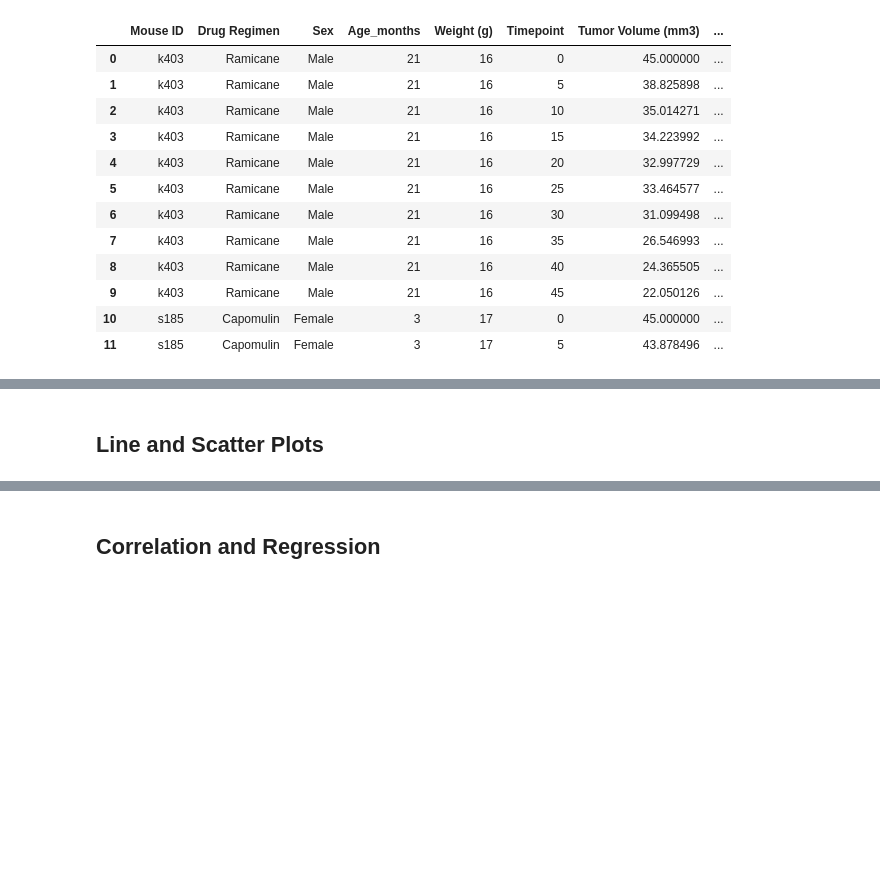
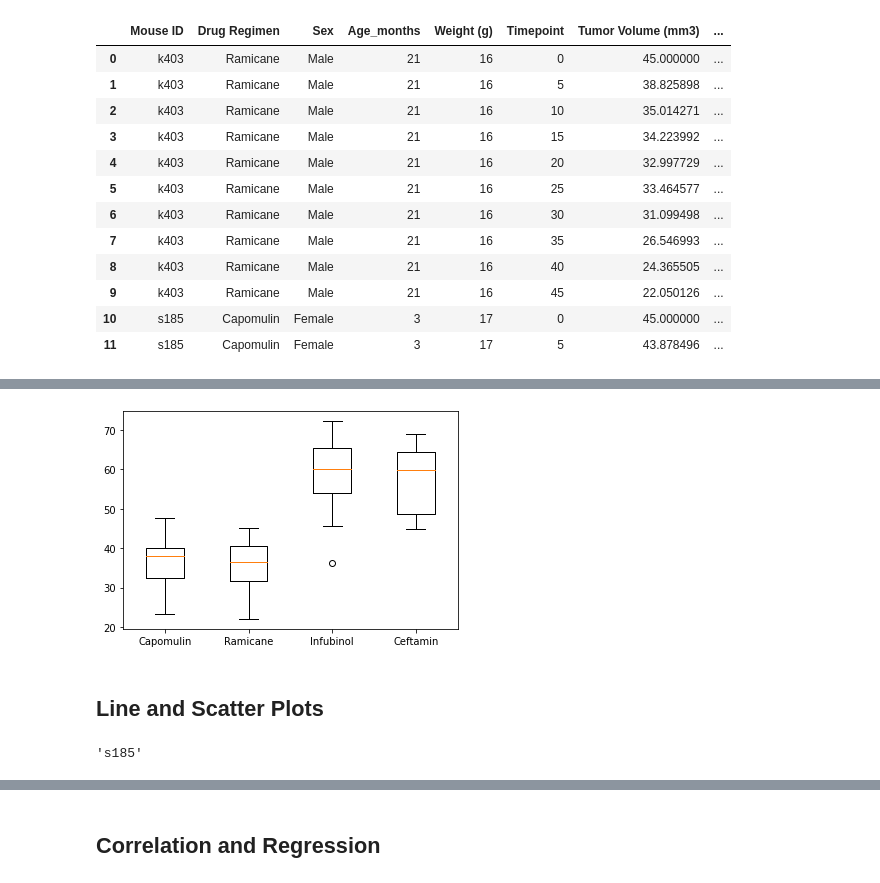
Before and after one commit to DMVance/matplotlib-challenge, a Jupyter notebook: Instructions/Pymaceuticals/pymaceuticals.ipynb, the cells around one changed output, grey strips where cells are left out. Cells and saved outputs as stored; diff of their text form; code cells hidden in the pictures; blank space fills up the shorter version.

```diff
--- a/Instructions/Pymaceuticals/pymaceuticals.ipynb
+++ b/Instructions/Pymaceuticals/pymaceuticals.ipynb
@@ -248,25 +266,48 @@ tvol_final
 # %%
 # Put treatments into a list for for loop (and later for plot labels)
-treatments = mouse_study_clean.groupby(mouse_study_clean["Mouse ID"])["Drug Regimen"].first().unique()
+# treatments = mouse_study_clean.groupby(mouse_study_clean["Mouse ID"])["Drug Regimen"].first().unique()
+treatments = ["Capomulin", "Ramicane", "Infubinol", "Ceftamin"]
 
 # Create empty list to fill with tumor vol data (for plotting)
 tumor_vol_data = []
 
-# Calculate the IQR and quantitatively determine if there are any potential outliers.
+# Calculate the IQR and quantitatively determine if there are any potential outliers.  ## for each drug regimen or for the dataset as a whole?
+
 # tumor_vol_IQR = st.iqr(tvol_final["Tumor Volume (mm3)"])
 # quantiles = tvol_final["Tumor Volume (mm3)"].quantile([0.25,0.5,0.75])
-
-q1 = np.percentile(tvol_final["Tumor Volume (mm3)"], 25)
-q2 = np.percentile(tvol_final["Tumor Volume (mm3)"], 50)
-q3 = np.percentile(tvol_final["Tumor Volume (mm3)"], 75)
+q1 = np.percentile(tvol_sorted["Tumor Volume (mm3)"], 25)
+q2 = np.percentile(tvol_sorted["Tumor Volume (mm3)"], 50)
+q3 = np.percentile(tvol_sorted["Tumor Volume (mm3)"], 75)
 tumor_vol_iqr = q3 - q1
-# tumor_vol_iqr
+lower_bound = q1 - (1.5 * tumor_vol_iqr)
+upper_bound = q3 + (1.5 * tumor_vol_iqr)
 
     # Locate the rows which contain mice on each drug and get the tumor volumes
-
+tumor_volumes_Capomulin = tvol_sorted.loc[tvol_sorted["Drug Regimen"] == treatments[0]]["Tumor Volume (mm3)"]
+tumor_volumes_Ramicane = tvol_sorted.loc[tvol_sorted["Drug Regimen"] == treatments[1]]["Tumor Volume (mm3)"]
+tumor_volumes_Infubinol = tvol_sorted.loc[tvol_sorted["Drug Regimen"] == treatments[2]]["Tumor Volume (mm3)"]
+tumor_volumes_Ceftamin = tvol_sorted.loc[tvol_sorted["Drug Regimen"] == treatments[3]]["Tumor Volume (mm3)"]
+tumor_volumes = [tumor_volumes_Capomulin, tumor_volumes_Ramicane, tumor_volumes_Infubinol, tumor_volumes_Ceftamin]
 
     # add subset
 
 
     # Determine outliers using upper and lower bounds
+for tumor_size in tumor_volumes_Capomulin:
+    if (tumor_size > upper_bound) or (tumor_size < lower_bound):
+        tumor_vol_data.append(tumor_size)
+
+for tumor_size in tumor_volumes_Ramicane:
+    if (tumor_size > upper_bound) or (tumor_size < lower_bound):
+        tumor_vol_data.append(tumor_size)
+
+for tumor_size in tumor_volumes_Infubinol:
+    if (tumor_size > upper_bound) or (tumor_size < lower_bound):    # should have one outlier for this regimen
+        tumor_vol_data.append(tumor_size)
+
+for tumor_size in tumor_volumes_Ceftamin:
+    if (tumor_size > upper_bound) or (tumor_size < lower_bound):
+        tumor_vol_data.append(tumor_size)
+
+tumor_volumes_Infubinol.describe()
 # %% [output]
@@ -274,4 +323,8 @@ tumor_vol_iqr = q3 - q1
 # %%
 # Generate a box plot of the final tumor volume of each mouse across four regimens of interest
+plt.boxplot(tumor_volumes, labels=treatments)
+plt.show()
+# %% [output]
+[figure, added]
 # %% [markdown]
 ## Line and Scatter Plots
@@ -281,0 +331,5 @@ tumor_vol_iqr = q3 - q1
+# %%
+Capomulin_mouse = mouse_study_clean.loc[mouse_study_clean["Drug Regimen"] == "Capomulin", "Mouse ID"].unique()[0]
+Capomulin_mouse
+# %% [output]
+'s185'
```
Also changed, not shown: parts of 10 cells of this notebook.
